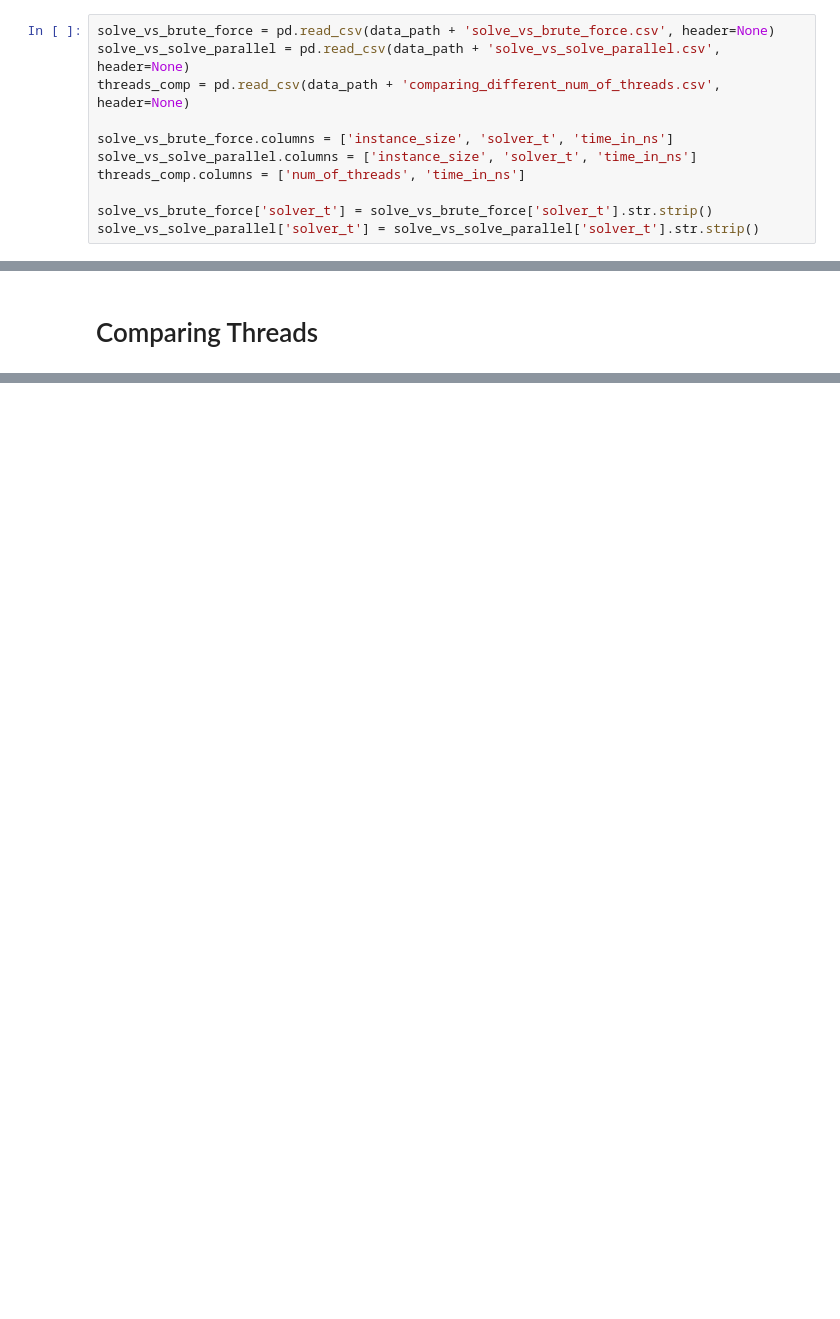
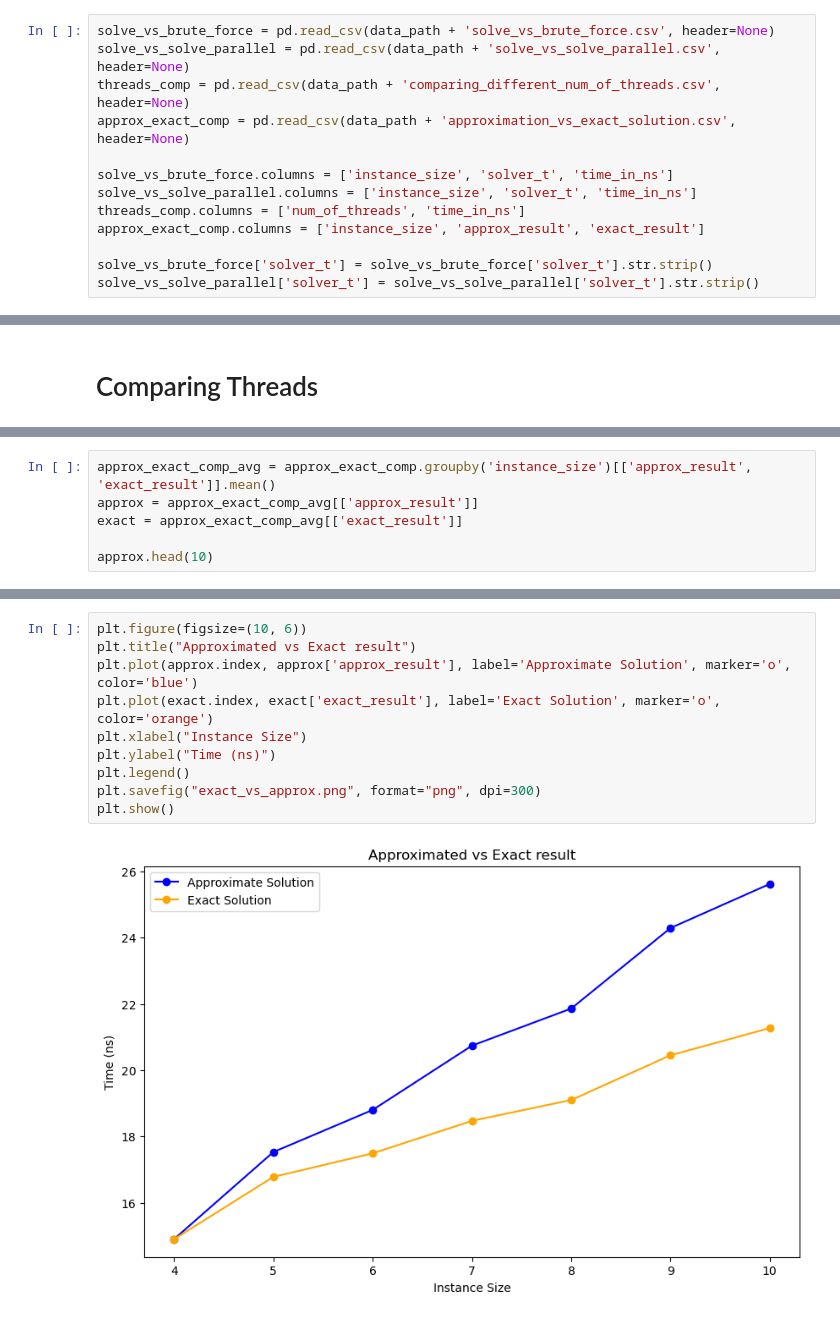
Before and after one commit to jakubjanak2004/TravellingSalesmanSolver, a Jupyter notebook: data_analysis/solver_comparision.ipynb, the cells around one changed output, grey strips where cells are left out. Drawn from its saved outputs; the diff is of its cells as text; blank space fills up the shorter version.

Commit message:
graphs added to README.md

```diff
--- a/data_analysis/solver_comparision.ipynb
+++ b/data_analysis/solver_comparision.ipynb
@@ -7,10 +7,12 @@ data_path = '../files/data/'
 solve_vs_brute_force = pd.read_csv(data_path + 'solve_vs_brute_force.csv', header=None)
 solve_vs_solve_parallel = pd.read_csv(data_path + 'solve_vs_solve_parallel.csv', header=None)
 threads_comp = pd.read_csv(data_path + 'comparing_different_num_of_threads.csv', header=None)
+approx_exact_comp = pd.read_csv(data_path + 'approximation_vs_exact_solution.csv', header=None)
 
 solve_vs_brute_force.columns = ['instance_size', 'solver_t', 'time_in_ns']
 solve_vs_solve_parallel.columns = ['instance_size', 'solver_t', 'time_in_ns']
 threads_comp.columns = ['num_of_threads', 'time_in_ns']
+approx_exact_comp.columns = ['instance_size', 'approx_result', 'exact_result']
 
 solve_vs_brute_force['solver_t'] = solve_vs_brute_force['solver_t'].str.strip()
 solve_vs_solve_parallel['solver_t'] = solve_vs_solve_parallel['solver_t'].str.strip()
@@ -195,0 +218,6 @@ plt.show()
+# %%
+approx_exact_comp_avg = approx_exact_comp.groupby('instance_size')[['approx_result', 'exact_result']].mean()
+approx = approx_exact_comp_avg[['approx_result']]
+exact = approx_exact_comp_avg[['exact_result']]
+
+approx.head(10)
@@ -195,0 +246,12 @@ plt.show()
+# %%
+plt.figure(figsize=(10, 6))
+plt.title("Approximated vs Exact result")
+plt.plot(approx.index, approx['approx_result'], label='Approximate Solution', marker='o', color='blue')
+plt.plot(exact.index, exact['exact_result'], label='Exact Solution', marker='o', color='orange')
+plt.xlabel("Instance Size")
+plt.ylabel("Time (ns)")
+plt.legend()
+plt.savefig("exact_vs_approx.png", format="png", dpi=300)
+plt.show()
+# %% [output]
+[figure, added]
```
Also changed, not shown: parts of 17 cells of this notebook, 5 other files.
